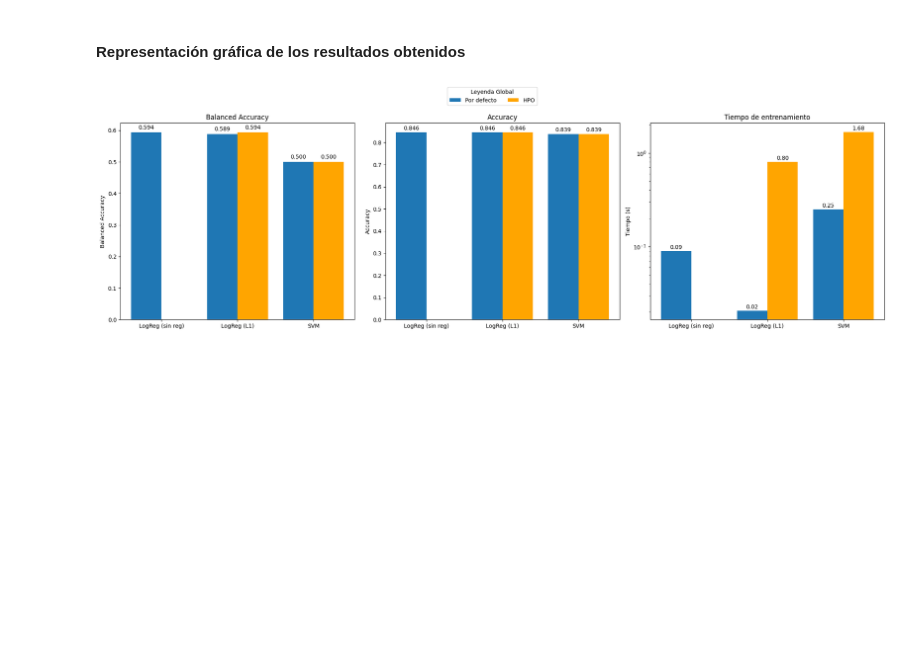
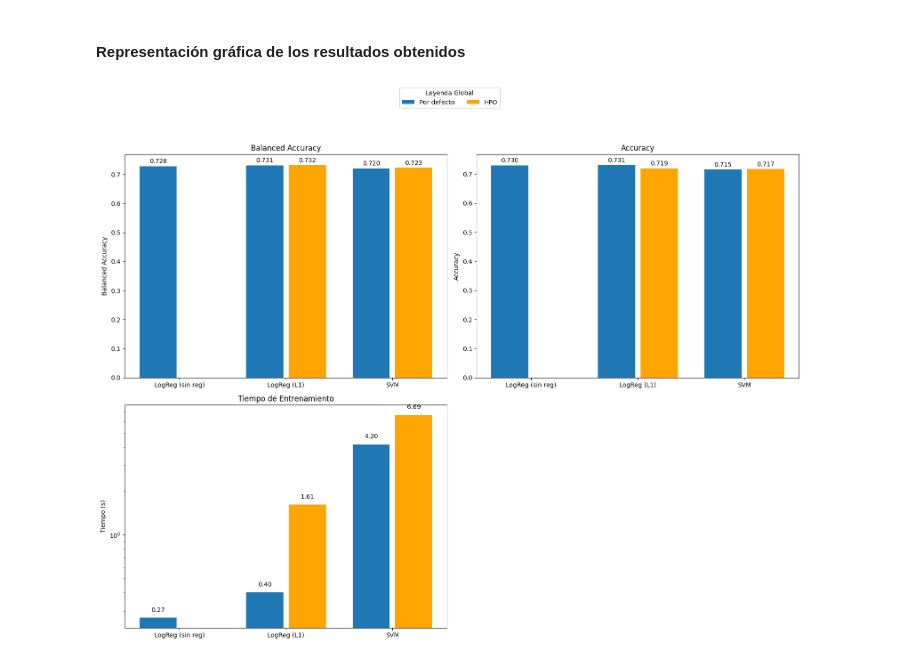
Before and after one commit to 100475757/ML_P1, a Jupyter notebook: notebook1.ipynb, the cells around one changed output. Saved outputs shown, nothing was run; the diff lists cells and outputs as text; code cells hidden in the pictures; blank space fills up the shorter version.

```diff
--- a/notebook1.ipynb
+++ b/notebook1.ipynb
@@ -994,7 +1024,8 @@ Tiempo de entrenamiento: 0.8031 segundos
 # Pipeline para SVM lineal
 pipeline_svm = Pipeline([
     ('imputer', SimpleImputer(strategy='mean')),
-    ('svm', SVC(kernel='linear', random_state=SEED))
+    ('scaler', StandardScaler()),
+    ('svm', SVC(kernel='linear', class_weight='balanced', random_state=SEED))
 ])
 
 # Hiperparámetros a ajustar
@@ -1016,13 +1047,10 @@ start_time_svm_hpo = time.time()
 grid_svm.fit(X_train, y_train)
 end_time_svm_hpo = time.time()
 
-# Evaluación
+# Mejor modelo encontrado
 best_svm = grid_svm.best_estimator_
-y_pred_svm_hpo = best_svm.predict(X_test)
-
-# Métricas
-bal_acc_svm_hpo = balanced_accuracy_score(y_test, y_pred_svm_hpo)
-acc_svm_hpo = accuracy_score(y_test, y_pred_svm_hpo)
+bal_acc_svm_hpo = grid_svm.best_score_  # Balanced Accuracy promedio en CV (inner)
+acc_svm_hpo = cross_val_score(best_svm, X_train, y_train, cv=5, scoring='accuracy').mean()  # Accuracy promedio en CV (inner)
 
 # Tiempo de entrenamiento
 svm_time_hpo = end_time_svm_hpo - start_time_svm_hpo
@@ -1030,6 +1058,7 @@ svm_time_hpo = end_time_svm_hpo - start_time_svm_hpo
 print("SVM Lineal (optimizando C)")
 print(f"Mejor C: {grid_svm.best_params_['svm__C']}")
 print(f"Balanced Accuracy (test): {bal_acc_svm_hpo:.4f}")
+print(f"Accuracy (test): {acc_svm_hpo:.4f}")
 print(f"Tiempo de entrenamiento: {svm_time_hpo:.4f} segundos")
 # %% [output]
 Fitting 5 folds for each of 5 candidates, totalling 25 fits
@@ -1051,65 +1081,68 @@ bal_acc_hpo     = [None, bal_acc_lr_l1_hpo, bal_acc_svm_hpo]
 acc_default = [acc_lr_no_reg, acc_lr_l1, acc_svm]
 acc_hpo     = [None, acc_lr_l1_hpo, acc_svm_hpo]
 
-# Tiempos de entrenamiento (en segundos)
+# Tiempos de entrenamiento ¡
 dt_default = [lr_time, lr_time_l1, svm_time]
 dt_hpo     = [None, lr_l1_time_hpo, svm_time_hpo]
 
-# Crear los subplots
-fig, axs = plt.subplots(1, 3, figsize=(20, 6))
+fig, axs = plt.subplots(2, 2, figsize=(16, 12), gridspec_kw={'height_ratios': [1, 1]})
 
 # ----------------------------------------------------------------------------------------------------------------------------------
 
-# 1. Balanced Accuracy
-axs[0].bar(np.arange(len(modelos)) - 0.2, bal_acc_default, width=0.4, label='Por defecto')
-axs[0].bar(np.arange(len(modelos)) + 0.2, [v if v is not None else 0 for v in bal_acc_hpo], width=0.4, label='HPO', color='orange')
-axs[0].set_title('Balanced Accuracy')
-axs[0].set_ylabel('Balanced Accuracy')
-axs[0].set_xticks(np.arange(len(modelos)))
-axs[0].set_xticklabels(modelos)
+# Balanced Accuracy
+bars1 = axs[0, 0].bar(np.arange(len(modelos)) - 0.2, bal_acc_default, width=0.35, label='Por defecto', color='#1f77b4')
+bars2 = axs[0, 0].bar(np.arange(len(modelos)) + 0.2, [v if v is not None else 0 for v in bal_acc_hpo], width=0.35, label='HPO', color='orange')
+axs[0, 0].set_title('Balanced Accuracy')
+axs[0, 0].set_ylabel('Balanced Accuracy')
+axs[0, 0].set_xticks(np.arange(len(modelos)))
+axs[0, 0].set_xticklabels(modelos)
 for i, val in enumerate(bal_acc_default):
-    axs[0].text(i - 0.2, val + 0.01, f'{val:.3f}', ha='center')
+    axs[0, 0].text(i - 0.2, val + 0.01, f'{val:.3f}', ha='center')
 for i, val in enumerate(bal_acc_hpo):
     if val is not None:
-        axs[0].text(i + 0.2, val + 0.01, f'{val:.3f}', ha='center')
+        axs[0, 0].text(i + 0.2, val + 0.01, f'{val:.3f}', ha='center')
 
 # ----------------------------------------------------------------------------------------------------------------------------------
 
-# 2. Accuracy
-axs[1].bar(np.arange(len(modelos)) - 0.2, acc_default, width=0.4, label='Por defecto')
-axs[1].bar(np.arange(len(modelos)) + 0.2, [v if v is not None else 0 for v in acc_hpo], width=0.4, label='HPO', color='orange')
-axs[1].set_title('Accuracy')
-axs[1].set_ylabel('Accuracy')
-axs[1].set_xticks(np.arange(len(modelos)))
-axs[1].set_xticklabels(modelos)
+# Accuracy
+bars1 = axs[0, 1].bar(np.arange(len(modelos)) - 0.2, acc_default, width=0.35, label='Por defecto', color='#1f77b4')
+bars2 = axs[0, 1].bar(np.arange(len(modelos)) + 0.2, [v if v is not None else 0 for v in acc_hpo], width=0.35, label='HPO', color='orange')
+axs[0, 1].set_title('Accuracy')
+axs[0, 1].set_ylabel('Accuracy')
+axs[0, 1].set_xticks(np.arange(len(modelos)))
+axs[0, 1].set_xticklabels(modelos)
 for i, val in enumerate(acc_default):
-    axs[1].text(i - 0.2, val + 0.01, f'{val:.3f}', ha='center')
+    axs[0, 1].text(i - 0.2, val + 0.01, f'{val:.3f}', ha='center')
 for i, val in enumerate(acc_hpo):
     if val is not None:
-        axs[1].text(i + 0.2, val + 0.01, f'{val:.3f}', ha='center')
+        axs[0, 1].text(i + 0.2, val + 0.01, f'{val:.3f}', ha='center')
 
 # ----------------------------------------------------------------------------------------------------------------------------------
 
-# 3. Tiempo de entrenamiento (escala logarítmica)
-axs[2].bar(np.arange(len(modelos)) - 0.2, dt_default, width=0.4, label='Por defecto')
-axs[2].bar(np.arange(len(modelos)) + 0.2, [v if v is not None else 0 for v in dt_hpo], width=0.4, label='HPO', color='orange')
-axs[2].set_title('Tiempo de entrenamiento')
-axs[2].set_ylabel('Tiempo (s)')
-axs[2].set_xticks(np.arange(len(modelos)))
-axs[2].set_xticklabels(modelos)
-axs[2].set_yscale('log')
+# Tiempo de entrenamiento
+bars1 = axs[1, 0].bar(np.arange(len(modelos)) - 0.2, dt_default, width=0.35, label='Por defecto', color='#1f77b4')
+bars2 = axs[1, 0].bar(np.arange(len(modelos)) + 0.2, [v if v is not None else 0 for v in dt_hpo], width=0.35, label='HPO', color='orange')
+axs[1, 0].set_title('Tiempo de Entrenamiento')
+axs[1, 0].set_ylabel('Tiempo (s)')
+axs[1, 0].set_xticks(np.arange(len(modelos)))
+axs[1, 0].set_xticklabels(modelos)
+axs[1, 0].set_yscale('log')
 for i, val in enumerate(dt_default):
-    axs[2].text(i - 0.2, val * 1.05, f'{val:.2f}', ha='center')
+    axs[1, 0].text(i - 0.2, val * 1.1, f'{val:.2f}', ha='center')
 for i, val in enumerate(dt_hpo):
     if val is not None:
-        axs[2].text(i + 0.2, val * 1.05, f'{val:.2f}', ha='center')
+        axs[1, 0].text(i + 0.2, val * 1.1, f'{val:.2f}', ha='center')
 
-# -----------------------------------------------------------------------------------------------------------------------------------
+# ----------------------------------------------------------------------------------------------------------------------------------
+
+# Eliminar el subplot vacío (axs[1, 1])
+fig.delaxes(axs[1, 1])
 
 # Crear una leyenda global
 fig.legend(['Por defecto', 'HPO'], loc='upper center', bbox_to_anchor=(0.5, 1.05), ncol=2, title="Leyenda Global")
 
-plt.tight_layout(rect=[0, 0, 1, 0.95])  # Ajustar el espacio para la leyenda global
+# Ajustar el diseño para que todo se vea bien
+plt.tight_layout(rect=[0, 0, 1, 0.95])
 plt.show()
 # %% [output]
-[figure, old version]
+[figure, new version]
```
Also changed, not shown: parts of 26 cells of this notebook.
